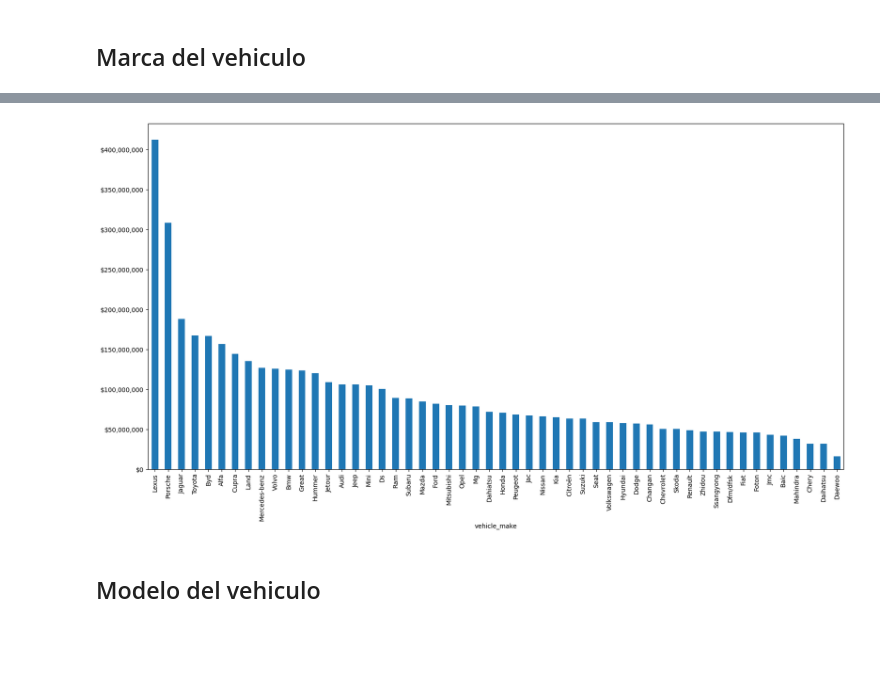
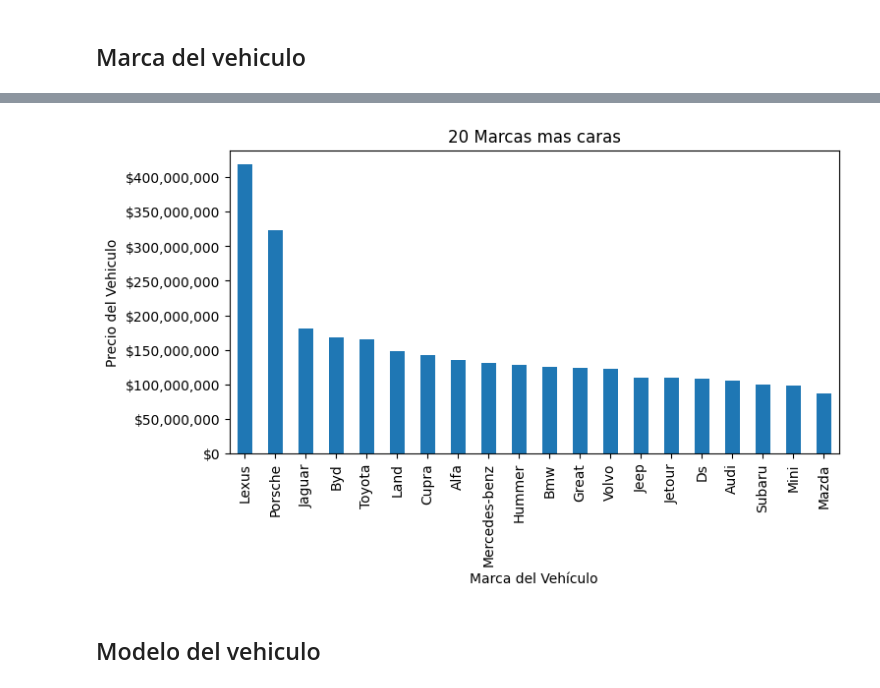
Before and after one commit to Wilmar3752/car_predict, a Jupyter notebook: notebooks/0-eda_cars.ipynb, the cells around one changed output, grey strips where cells are left out. Saved outputs shown, nothing was run; the diff lists cells and outputs as text; code cells hidden in the pictures; blank space fills up the shorter version.

```diff
--- a/notebooks/0-eda_cars.ipynb
+++ b/notebooks/0-eda_cars.ipynb
@@ -33,18 +52,20 @@ car_data['vehicle_make'].value_counts().plot(kind='bar')
 # %%
 
 
 # Suponiendo que car_data es tu DataFrame y ya has agrupado y ordenado los datos como mencionaste
-plt.figure(figsize=(20,10))
-ax = car_data.groupby('vehicle_make')['price'].mean().sort_values(ascending=False).plot(kind='bar')
-
+plt.figure(figsize=(8,4))
+ax = car_data.groupby('vehicle_make')['price'].mean().sort_values(ascending=False)[:20].plot(kind='bar')
+plt.title("20 Marcas mas caras")
+plt.xlabel("Marca del Vehículo")
+plt.ylabel("Precio del Vehiculo")
 # Formatear el eje y para mostrar los valores en formato de dinero
 fmt = '${x:,.0f}'
 tick = mtick.StrMethodFormatter(fmt)
 ax.yaxis.set_major_formatter(tick)
 
 plt.show()
 # %% [output]
-[figure, old version]
+[figure, new version]
 # %% [markdown]
 ## Modelo del vehiculo
 # %%
```
Also changed, not shown: parts of 9 cells of this notebook, 7 other files.
